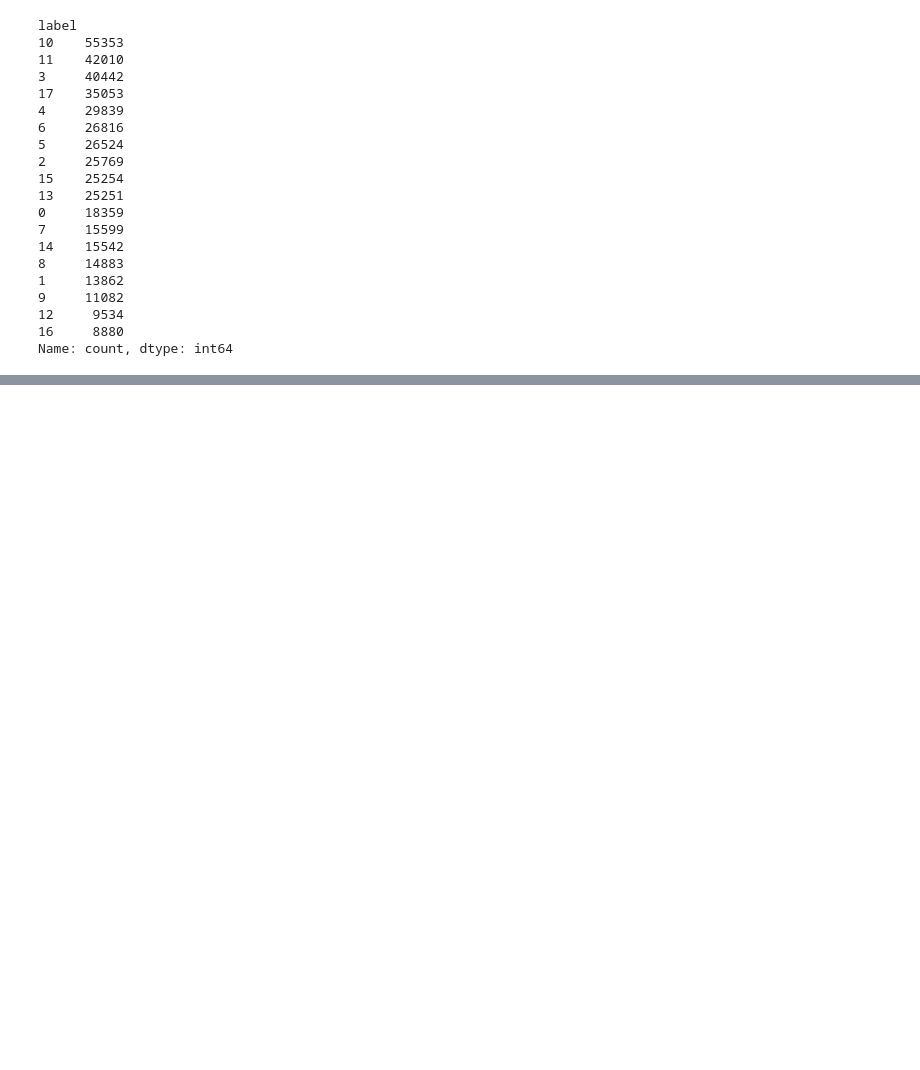
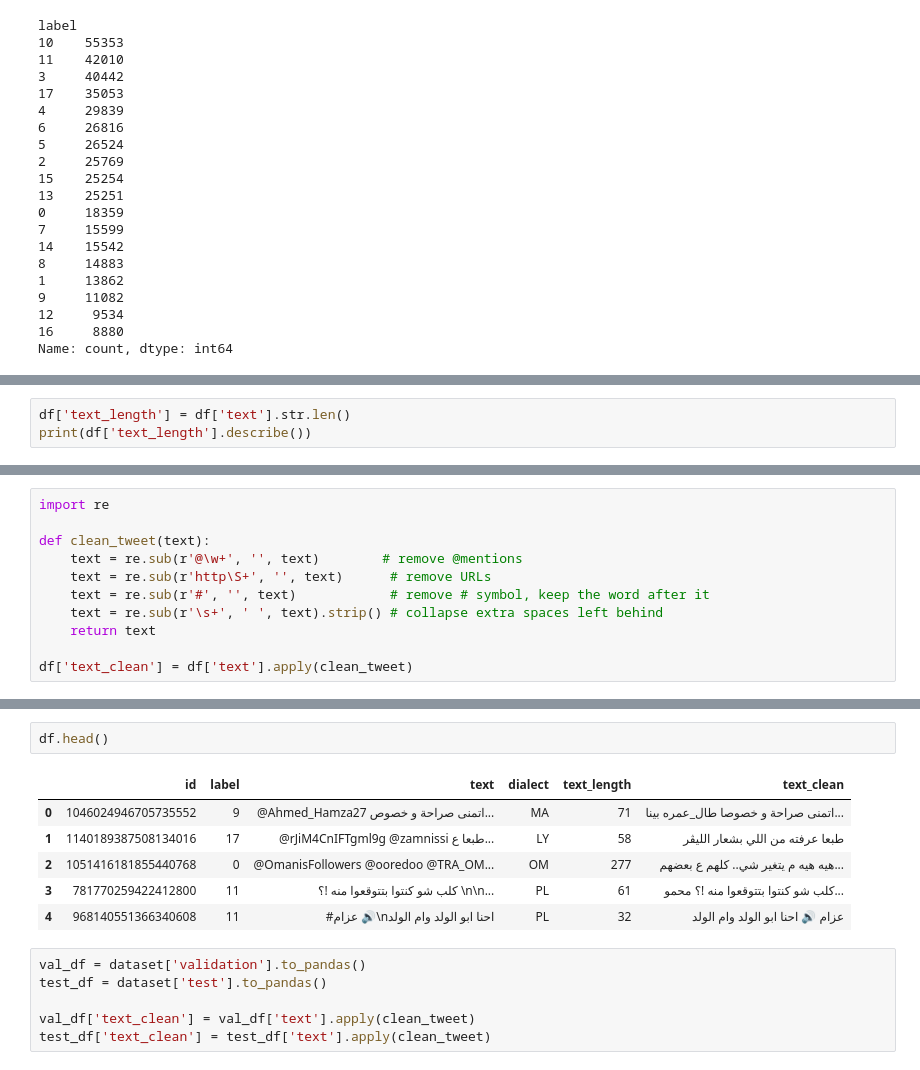
Before and after one commit to Ob1ida/Arabic-dialect-classifier, a Jupyter notebook: 01_data_exploration.ipynb, the cells around one changed output, grey strips where cells are left out. Cells and saved outputs as stored; diff of their text form; blank space fills up the shorter version.

```diff
--- a/01_data_exploration.ipynb
+++ b/01_data_exploration.ipynb
@@ -71,0 +136,3 @@ Name: count, dtype: int64
+# %%
+df['text_length'] = df['text'].str.len()
+print(df['text_length'].describe())
@@ -71,0 +158,11 @@ Name: count, dtype: int64
+# %%
+import re
+
+def clean_tweet(text):
+    text = re.sub(r'@\w+', '', text)        # remove @mentions
+    text = re.sub(r'http\S+', '', text)      # remove URLs
+    text = re.sub(r'#', '', text)            # remove # symbol, keep the word after it
+    text = re.sub(r'\s+', ' ', text).strip() # collapse extra spaces left behind
+    return text
+
+df['text_clean'] = df['text'].apply(clean_tweet)
@@ -71,0 +183,15 @@ Name: count, dtype: int64
+# %%
+df.head()
+# %% [output]
+|  | id | label | text | dialect | text_length | text_clean |
+| 0 | 1046024946705735552 | 9 | @Ahmed_Hamza27 اتمنى صراحة و خصوص... | MA | 71 | اتمنى صراحة و خصوصا طال_عمره بينا... |
+| 1 | 1140189387508134016 | 17 | @rJiM4CnIFTgml9g @zamnissi طبعا ع... | LY | 58 | طبعا عرفته من اللي بشعار الليڤر |
+| 2 | 1051416181855440768 | 0 | @OmanisFollowers @ooredoo @TRA_OM... | OM | 277 | هيه هيه م يتغير شي.. كلهم ع بعضهم... |
+| 3 | 781770259422412800 | 11 | كلب شو كنتوا بتتوقعوا منه !؟ \n\n... | PL | 61 | كلب شو كنتوا بتتوقعوا منه !؟ محمو... |
+| 4 | 968140551366340608 | 11 | #عزام 🔊\nاحنا ابو الولد وام الولد | PL | 32 | عزام 🔊 احنا ابو الولد وام الولد |
+# %%
+val_df = dataset['validation'].to_pandas()
+test_df = dataset['test'].to_pandas()
+
+val_df['text_clean'] = val_df['text'].apply(clean_tweet)
+test_df['text_clean'] = test_df['text'].apply(clean_tweet)
```
Also changed, not shown: parts of 17 cells of this notebook.
